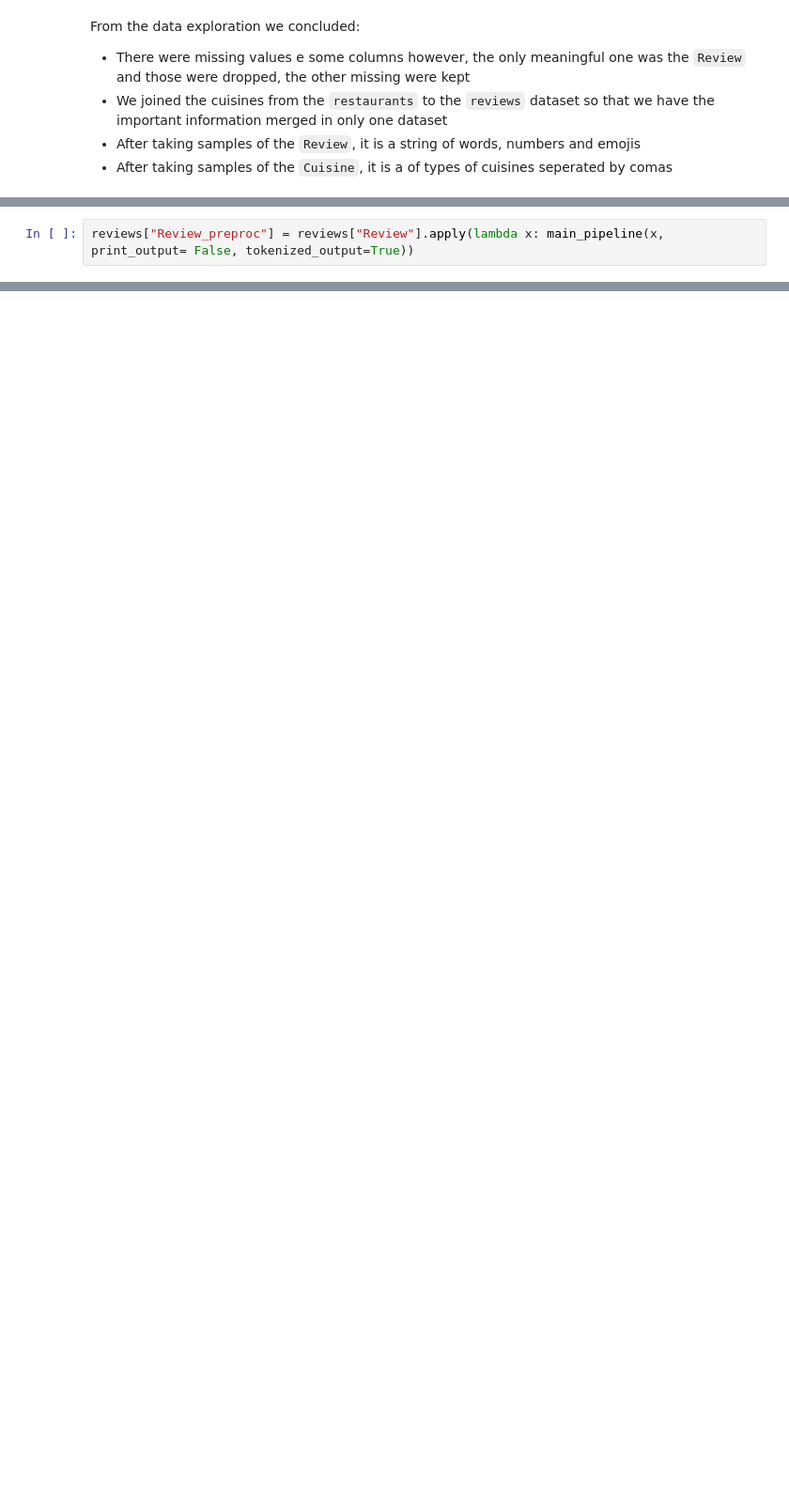
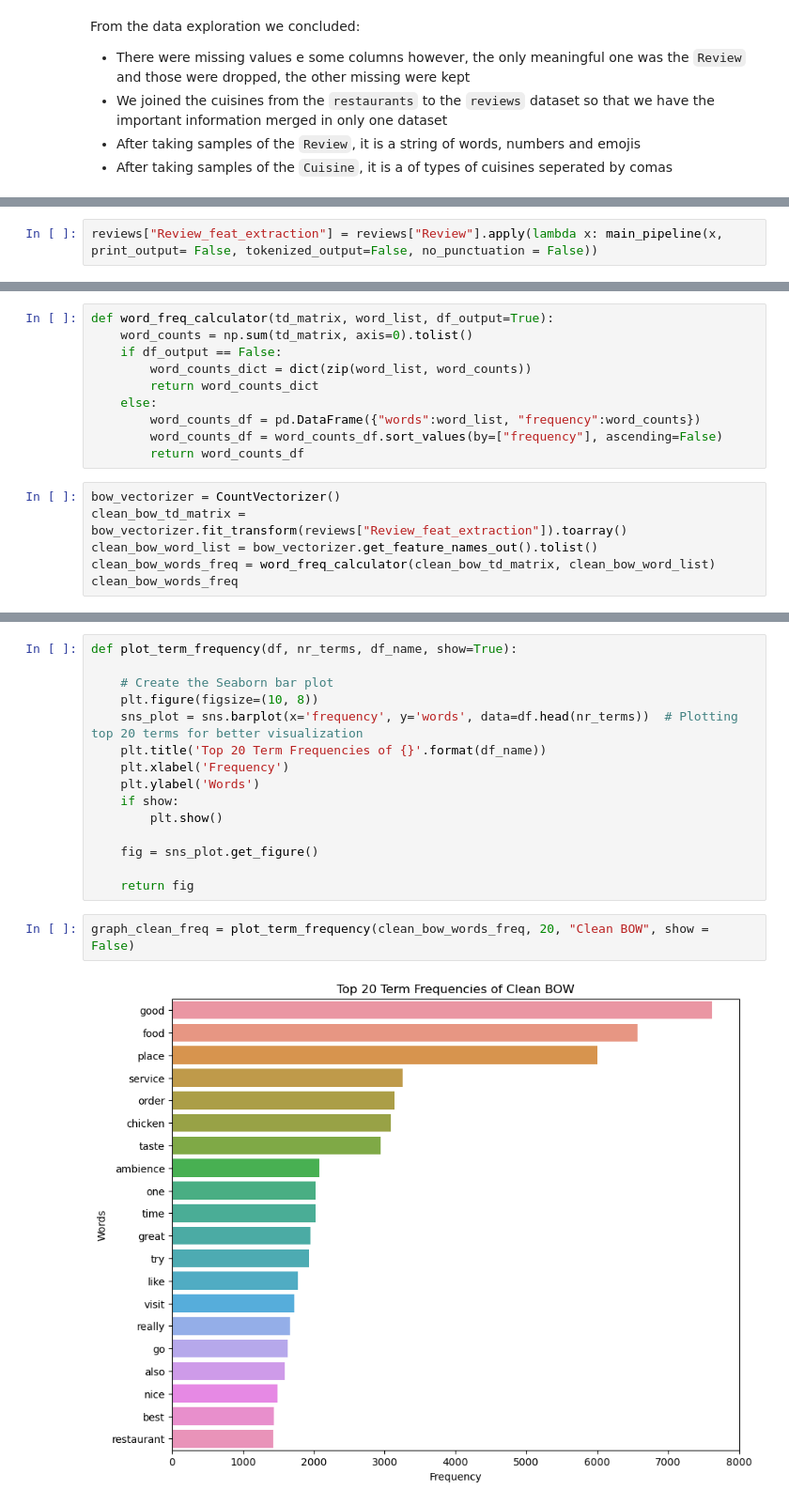
Before and after one commit to JoaoF7/Text_Mining_Project, a Jupyter notebook: TM2425_project_sow_Annex_B_Notebook_Template.ipynb, the cells around one changed output, grey strips where cells are left out. Shown at 94% size. Cells and saved outputs as stored; diff of their text form; blank space fills up the shorter version.

Commit message:
Feature Extraction

```diff
--- a/TM2425_project_sow_Annex_B_Notebook_Template.ipynb
+++ b/TM2425_project_sow_Annex_B_Notebook_Template.ipynb
@@ -224,7 +237,7 @@ From the data exploration we concluded:
 
 [Back to TOC](#toc)
 # %%
-reviews["Review_preproc"] = reviews["Review"].apply(lambda x: main_pipeline(x, print_output= False, tokenized_output=True))
+reviews["Review_feat_extraction"] = reviews["Review"].apply(lambda x: main_pipeline(x, print_output= False, tokenized_output=False, no_punctuation = False))
 # %%
 n = np.random.randint(0,9555)
 print(reviews.iloc[n]["Review"])
@@ -237,0 +249,16 @@ If anyone knows about it, please let me know.
+# %%
+def word_freq_calculator(td_matrix, word_list, df_output=True):
+    word_counts = np.sum(td_matrix, axis=0).tolist()
+    if df_output == False:
+        word_counts_dict = dict(zip(word_list, word_counts))
+        return word_counts_dict
+    else:
+        word_counts_df = pd.DataFrame({"words":word_list, "frequency":word_counts})
+        word_counts_df = word_counts_df.sort_values(by=["frequency"], ascending=False)
+        return word_counts_df
+# %%
+bow_vectorizer = CountVectorizer()
+clean_bow_td_matrix = bow_vectorizer.fit_transform(reviews["Review_feat_extraction"]).toarray()
+clean_bow_word_list = bow_vectorizer.get_feature_names_out().tolist()
+clean_bow_words_freq = word_freq_calculator(clean_bow_td_matrix, clean_bow_word_list)
+clean_bow_words_freq
@@ -237,0 +294,19 @@ If anyone knows about it, please let me know.
+# %%
+def plot_term_frequency(df, nr_terms, df_name, show=True):
+
+    # Create the Seaborn bar plot
+    plt.figure(figsize=(10, 8))
+    sns_plot = sns.barplot(x='frequency', y='words', data=df.head(nr_terms))  # Plotting top 20 terms for better visualization
+    plt.title('Top 20 Term Frequencies of {}'.format(df_name))
+    plt.xlabel('Frequency')
+    plt.ylabel('Words')
+    if show:
+        plt.show()
+
+    fig = sns_plot.get_figure()
+
+    return fig
+# %%
+graph_clean_freq = plot_term_frequency(clean_bow_words_freq, 20, "Clean BOW", show = False)
+# %% [output]
+[figure, added]
```
Also changed, not shown: parts of 11 cells of this notebook, 2 other files.
